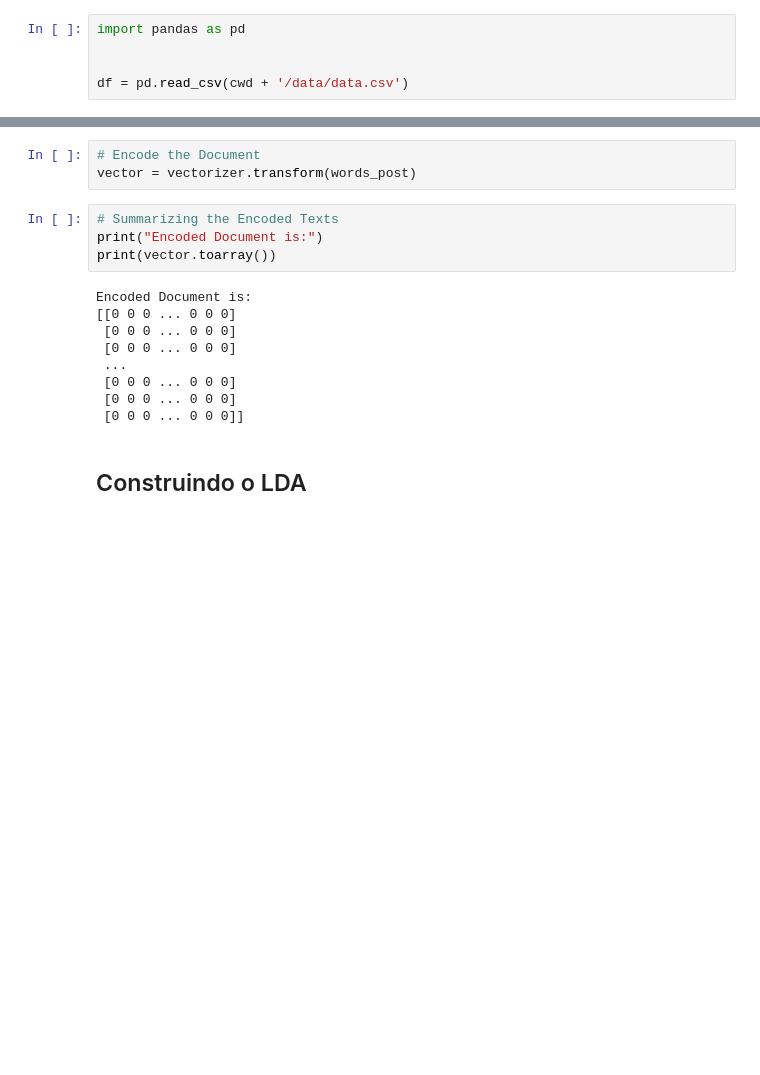
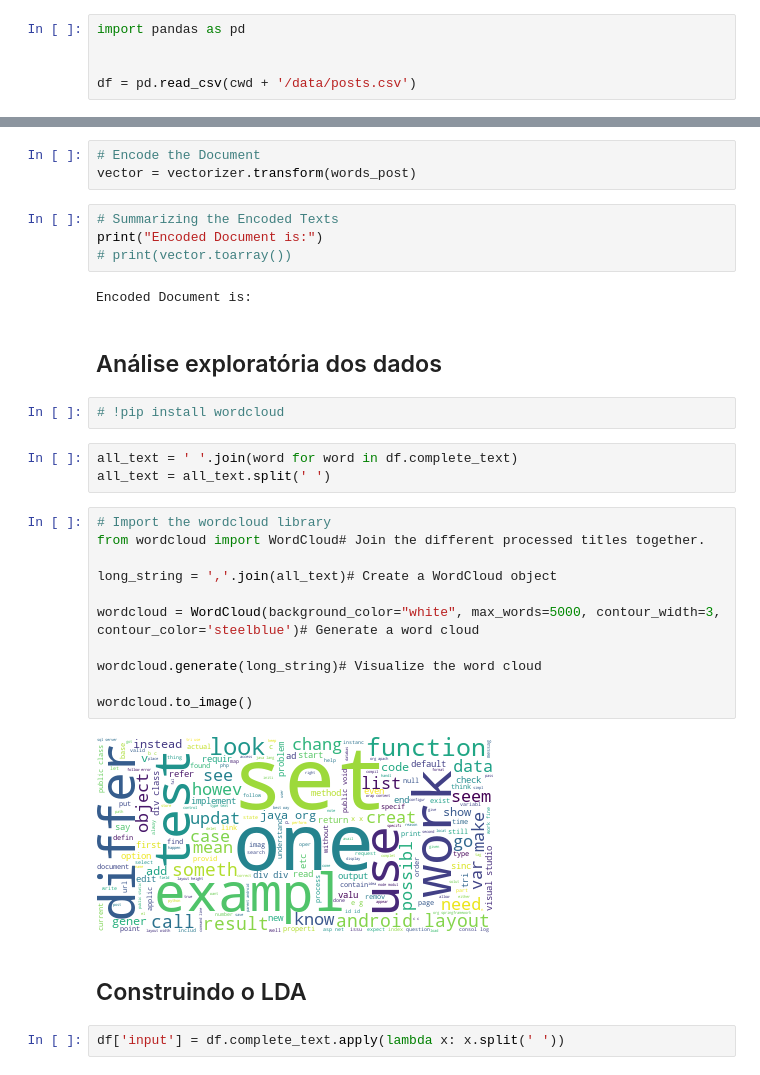
Before and after one commit to vitor-hbr/social-network-analysis, a Jupyter notebook: Social Network Analysis.ipynb, the cells around one changed output, grey strips where cells are left out. Saved outputs shown, nothing was run; the diff lists cells and outputs as text; blank space fills up the shorter version.

```diff
--- a/Social Network Analysis.ipynb
+++ b/Social Network Analysis.ipynb
@@ -8,7 +8,7 @@ cwd = os.getcwd()
 import pandas as pd
 
 
-df = pd.read_csv(cwd + '/data/data.csv')
+df = pd.read_csv(cwd + '/data/posts.csv')
 # %%
 df.info()
 # %% [output]
@@ -218,15 +218,30 @@ vector = vectorizer.transform(words_post)
 # %%
 # Summarizing the Encoded Texts
 print("Encoded Document is:")
-print(vector.toarray())
+# print(vector.toarray())
 # %% [output]
 Encoded Document is:
-[[0 0 0 ... 0 0 0]
- [0 0 0 ... 0 0 0]
- [0 0 0 ... 0 0 0]
- ...
- [0 0 0 ... 0 0 0]
- [0 0 0 ... 0 0 0]
- [0 0 0 ... 0 0 0]]
+# %% [markdown]
+## Análise exploratória dos dados
+# %%
+# !pip install wordcloud
+# %%
+all_text = ' '.join(word for word in df.complete_text)
+all_text = all_text.split(' ')
+# %%
+# Import the wordcloud library
+from wordcloud import WordCloud# Join the different processed titles together.
+
+long_string = ','.join(all_text)# Create a WordCloud object
+
+wordcloud = WordCloud(background_color="white", max_words=5000, contour_width=3, contour_color='steelblue')# Generate a word cloud
+
+wordcloud.generate(long_string)# Visualize the word cloud
+
+wordcloud.to_image()
+# %% [output]
+[figure, added]
 # %% [markdown]
 ## Construindo o LDA
+# %%
+df['input'] = df.complete_text.apply(lambda x: x.split(' '))
```
Also changed, not shown: parts of 14 cells of this notebook.
